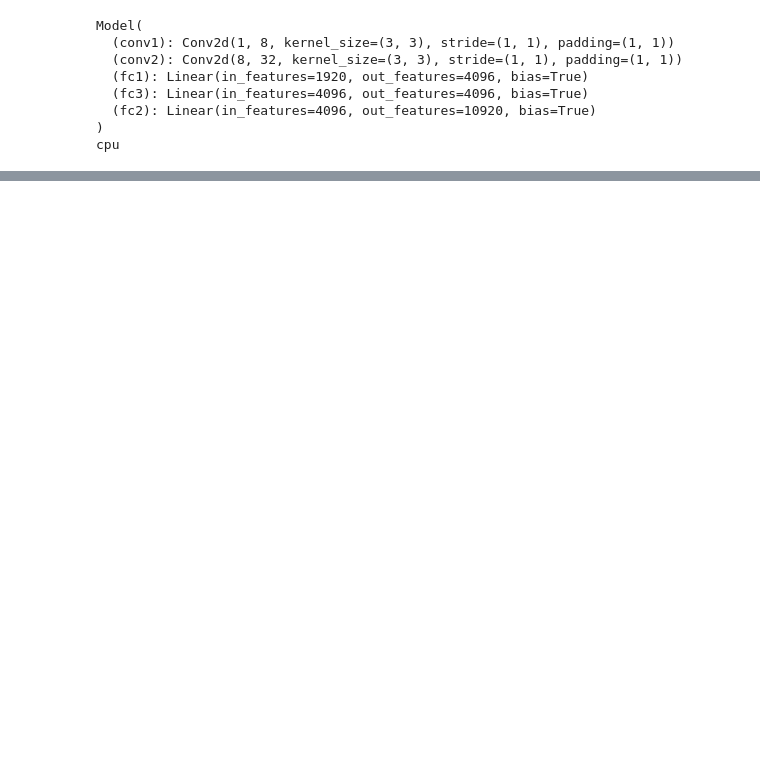
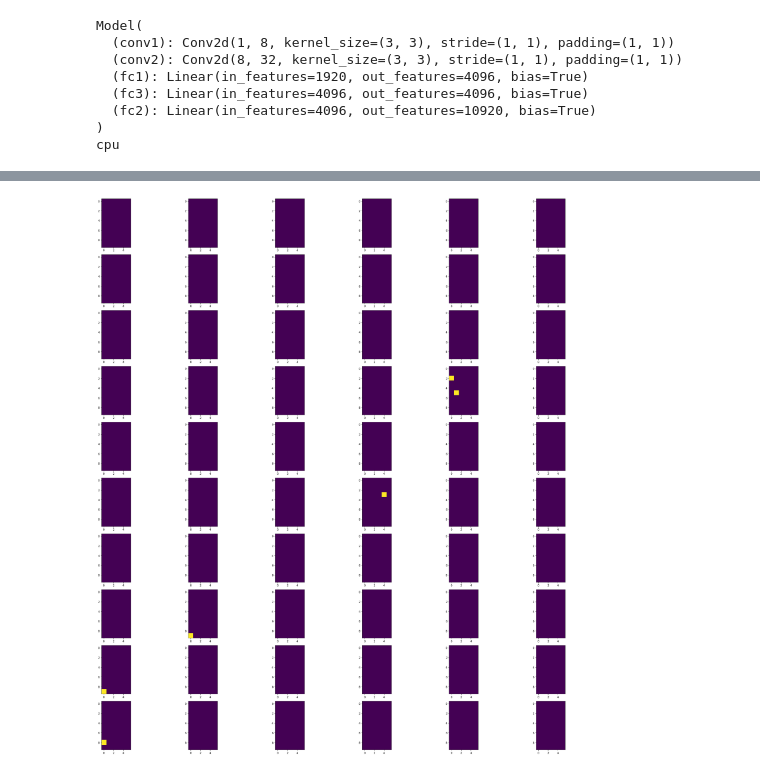
Before and after one commit to martyr37/reconfig-bipv, a Jupyter notebook: Supervised Model.ipynb, the cells around one changed output, grey strips where cells are left out. Cells and saved outputs as stored; diff of their text form; code cells hidden in the pictures; blank space fills up the shorter version.

```diff
--- a/Supervised Model.ipynb
+++ b/Supervised Model.ipynb
@@ -457,3 +536,32 @@ len(ratio_list)
+# %%
+""" load model checkpoint """
+''' load model checkpoint from file '''
+
+# init model and optimiser
+#model = TheModelClass(*args, **kwargs)
+#optimizer = TheOptimizerClass(*args, **kwargs)
+
+#_path = '../data/model/cnn-vae-f16-k5-z128-i121-v01.pth'
+#_path = '../data/model/cnn-vae-f16-k3-z128-i115-v01.pth'
+_path = 'model.pth'
+
+# load checkpoint
+checkpoint = torch.load(_path)
+
+# update model
+#model.load_state_dict(checkpoint['model_state_dict'])
+model.load_state_dict(checkpoint['model_state_dict'])
+
+# update optimiser
+optimizer.load_state_dict(checkpoint['optimizer_state_dict'])
+
+# set epoch and loss
+epoch = checkpoint['epoch']
+loss = checkpoint['loss']
+
+# set model train/eval state
+#model.eval()
+#model.train()
 # %%
 """ Model evaluation creation - DO NOT RUN"""
 evaluation_shading_maps = pd.Series([generate_gaussian(10, 10, 6) for x in range(0, 100)])
@@ -482,11 +590,10 @@ test_loader = torch.utils.data.DataLoader(evaldataset, batch_size=1)
 # %%
 embedding_list = []
 terminal_list = []
+voltage_list = []
+current_list = []
 power_list = []
-tct_list = []
-sp_list = []
-s_list = []
-p_list = []
+normal_list = []
 # %%
 ''' evaluate model & visualise outputs'''
 model.eval()
@@ -563,3 +722,12 @@ with torch.no_grad():
+# %%
+fig, axs = plt.subplots(nrows=10,ncols=6, figsize=(30,30))
+
+for i in range(6):
+    for j in range(10):
+        axs[j,i].imshow(embedding_list[1][j,i,...,2])
+plt.tight_layout()
+# %% [output]
+[figure, added]
 # %%
 # comparing evaluation embeddings predicted by model to 1000 embeddings in dataset.
 thousand_modules = [super_to_embedding(10, 6, x) for x in configurations]
```
Also changed, not shown: parts of 23 cells of this notebook, 11 other files.
